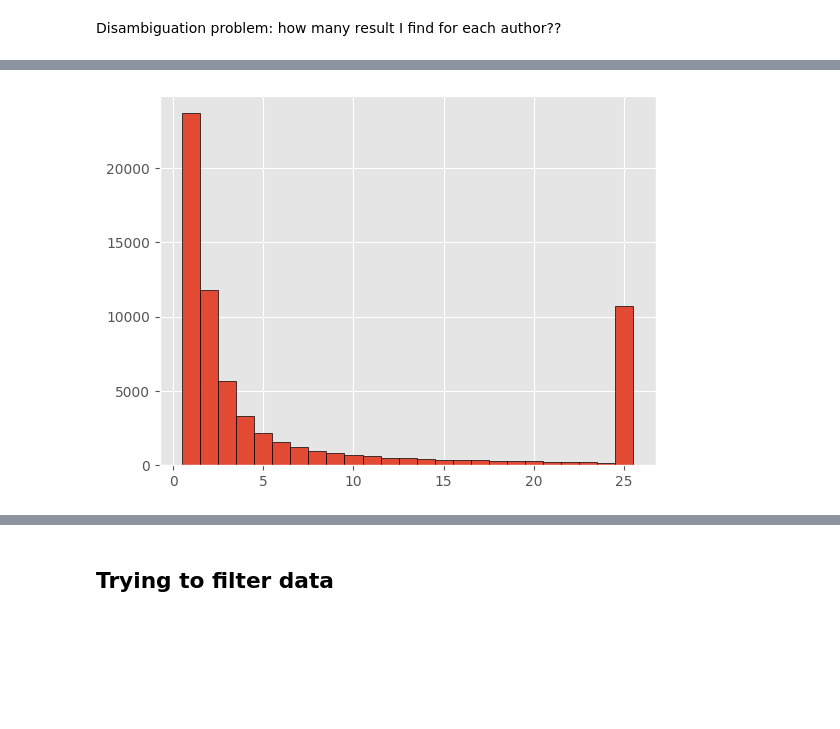
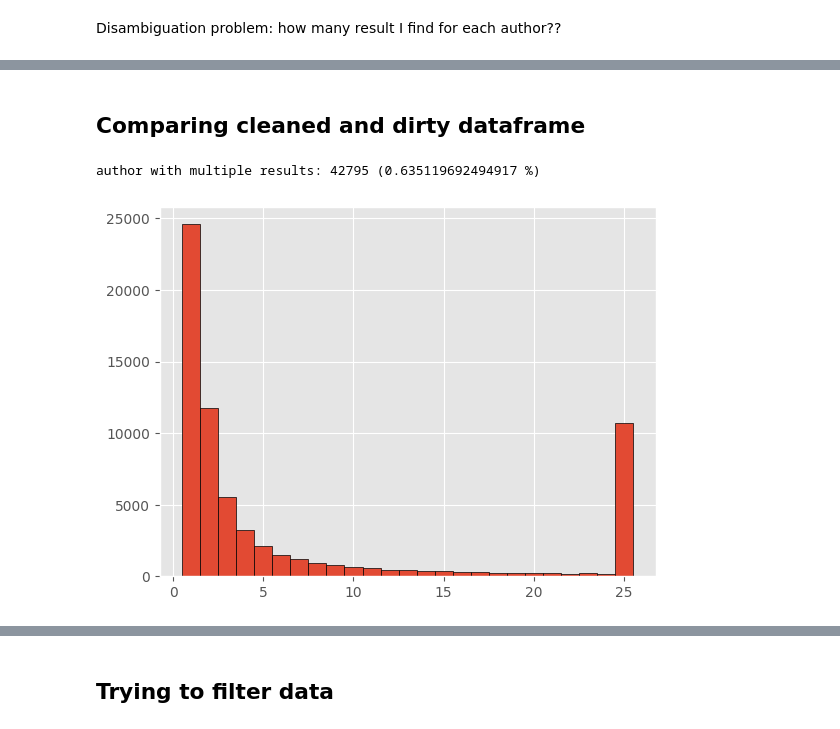
Before and after one commit to mariespedersen/Thesis_github, a Jupyter notebook: Get_citation_info.ipynb, the cells around one changed output, grey strips where cells are left out. Cells and saved outputs as stored; diff of their text form; code cells hidden in the pictures; blank space fills up the shorter version.

```diff
--- a/Get_citation_info.ipynb
+++ b/Get_citation_info.ipynb
@@ -236,5 +236,26 @@ author with multiple results: 43695 (0.648476573514789 %)
+# %% [markdown]
+## Comparing cleaned and dirty dataframe
+# %%
+data_types = {
+              'Full name' : str
+             }
+
+converters = {
+              'OpenAlex ID' : pre.tranform_to_list_of_string,
+              'ORCID' : pre.tranform_to_list_of_string,
+              'Works count' : pre.tranform_to_list_of_int
+}
+
+df_author_cleaned = pd.read_csv('Data/authorID_cleaned.csv', dtype=data_types, converters=converters)
 # %%
+number_of_results = df_author_cleaned['OpenAlex ID'].apply(len)
+df_author_cleaned['Number of results'] = number_of_results
+multiple_authors = number_of_results[number_of_results>1]
+
+print(f"author with multiple results: {len(multiple_authors)} ({(len(multiple_authors)/len(full_name))} %)")
+
 # Create the histogram
 plt.hist(number_of_results, bins=range(min(number_of_results), max(number_of_results) + 2), edgecolor='black', align='left');
 # %% [output]
+author with multiple results: 42795 (0.635119692494917 %)
-[figure, old version]
+[figure, new version]
```
Also changed, not shown: parts of 15 cells of this notebook, 5 other files.
